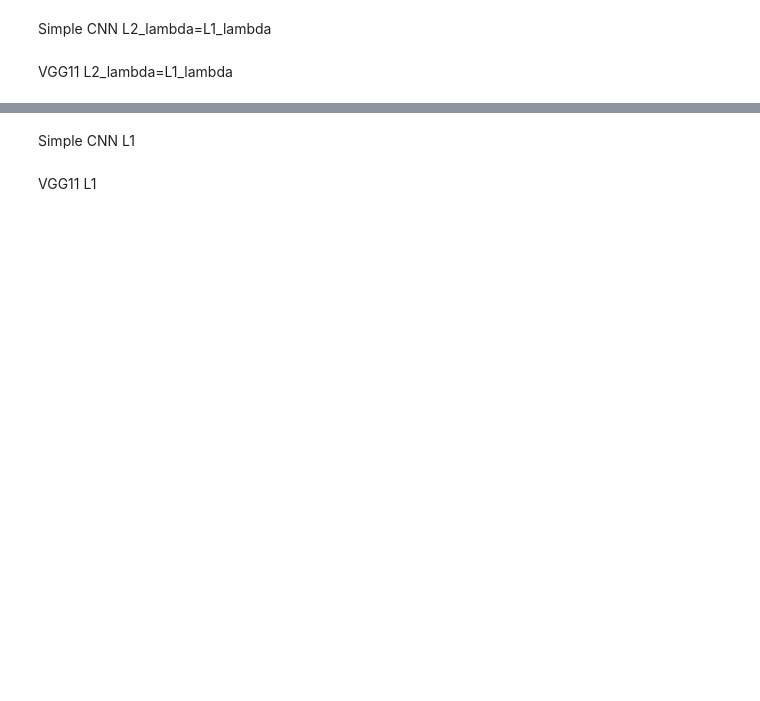
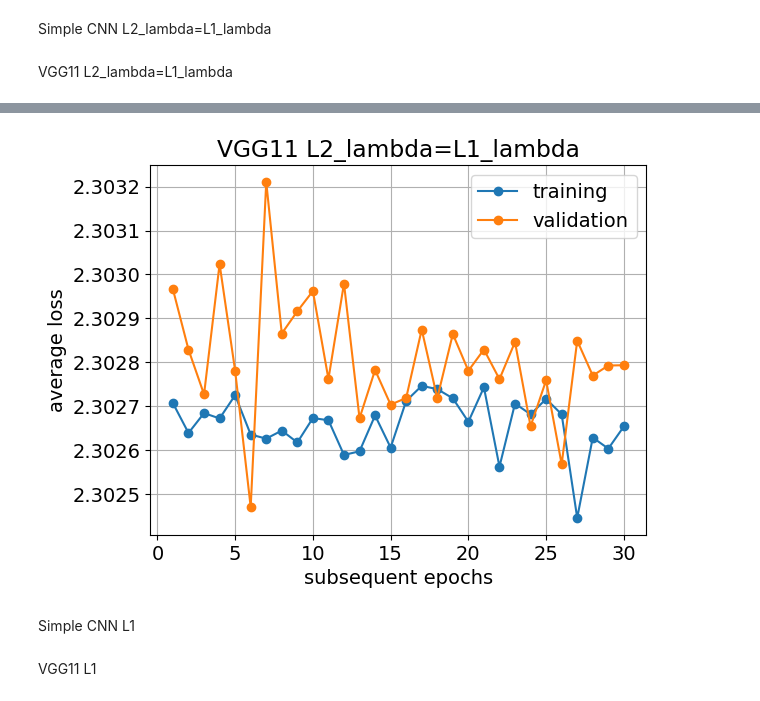
Before and after one commit to a-m-kacz/MLA, a Jupyter notebook: v2_lab4_regularization.ipynb, the cells around one changed output, grey strips where cells are left out. Cells and saved outputs as stored; diff of their text form; code cells hidden in the pictures; blank space fills up the shorter version.

```diff
--- a/v2_lab4_regularization.ipynb
+++ b/v2_lab4_regularization.ipynb
@@ -438,3 +504,10 @@ train_loss_l1, val_loss_l1, best_accuracy = run_training(model, device, criterio
 print('\nTest accuracy for best epoch: {:.0f}%\n'.format(100.*best_accuracy))
 plot_loss(train_loss_l1, val_loss_l1, 'VGG11 L2_lambda=L1_lambda')
 model_vggl1l2_params = [p.detach().cpu().numpy() for p in model.parameters()]
+
+VGG_results_dict["L2=L1"]["train loss"] = train_loss_l1
+VGG_results_dict["L2=L1"]["val loss"] = val_loss_l1
+VGG_results_dict["L2=L1"]["best accuracy"] = best_accuracy
+VGG_results_dict["L2=L1"]["weights"] = np.concatenate([p.flatten() for p in model_vggl1l2_params])
+np.save("vgg_results.npy",VGG_results_dict)
+# %% [output]
@@ -441,3 +531,4 @@ model_vggl1l2_params = [p.detach().cpu().numpy() for p in model.parameters()]
+[figure, added]
 # %% [markdown]
 Simple CNN L1
 # %%
```
Also changed, not shown: parts of 17 cells of this notebook.
